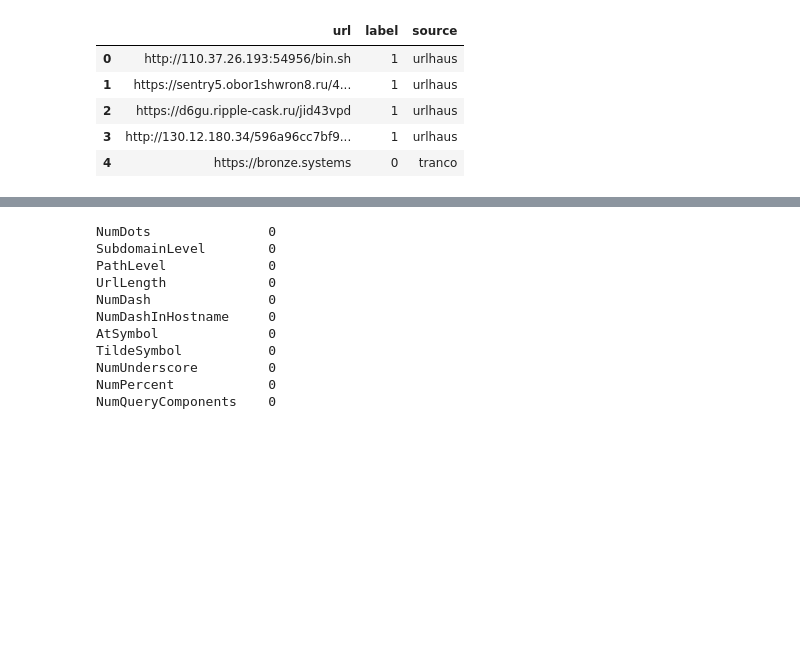
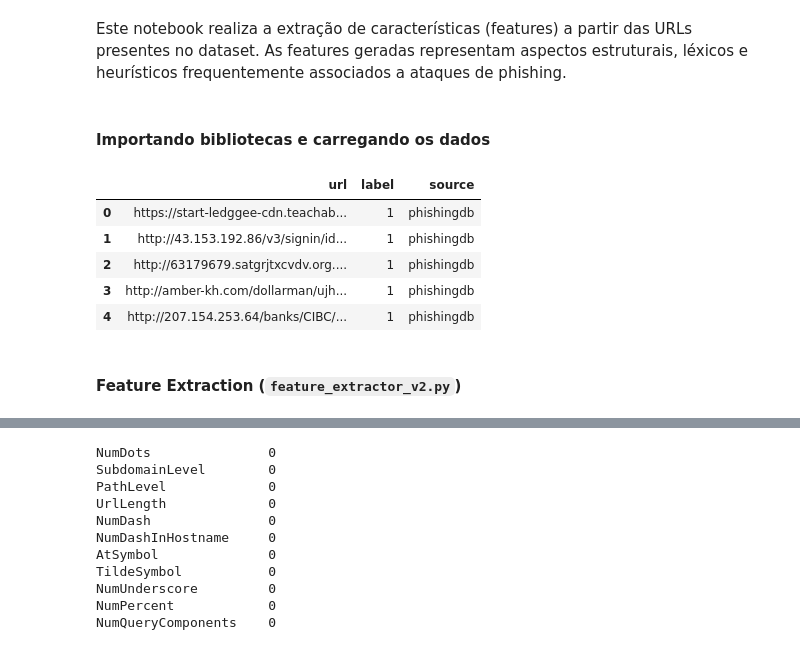
Before and after one commit to barlettab/phishing-machine-learning-cyber, a Jupyter notebook: notebooks/10_feature_extraction.ipynb, the cells around one changed output, grey strips where cells are left out. Cells and saved outputs as stored; diff of their text form; code cells hidden in the pictures; blank space fills up the shorter version.

```diff
--- a/notebooks/10_feature_extraction.ipynb
+++ b/notebooks/10_feature_extraction.ipynb
@@ -1 +1,5 @@
+# %% [markdown]
+Este notebook realiza a extração de características (features) a partir das URLs presentes no dataset. As features geradas representam aspectos estruturais, léxicos e heurísticos frequentemente associados a ataques de phishing.
+# %% [markdown]
+#### Importando bibliotecas e carregando os dados
 # %%
@@ -9,14 +16,18 @@ sys.path.append(
 from module.feature_extractor_v2 import extract_features
 import pandas as pd
 # %%
-df = pd.read_csv("../data/datasetURL.csv")
+# Carregando os dados
+df_url = pd.read_csv("../data/df_final.csv")
 # %%
-df.head()
+# Visualizando os dados
+df_url.head()
 # %% [output]
 |  | url | label | source |
-| 0 | http://110.37.26.193:54956/bin.sh | 1 | urlhaus |
-| 1 | https://sentry5.obor1shwron8.ru/4... | 1 | urlhaus |
-| 2 | https://d6gu.ripple-cask.ru/jid43vpd | 1 | urlhaus |
-| 3 | http://130.12.180.34/596a96cc7bf9... | 1 | urlhaus |
-| 4 | https://bronze.systems | 0 | tranco |
+| 0 | https://start-ledggee-cdn.teachab... | 1 | phishingdb |
+| 1 | http://43.153.192.86/v3/signin/id... | 1 | phishingdb |
+| 2 | http://63179679.satgrjtxcvdv.org.... | 1 | phishingdb |
+| 3 | http://amber-kh.com/dollarman/ujh... | 1 | phishingdb |
+| 4 | http://207.154.253.64/banks/CIBC/... | 1 | phishingdb |
+# %% [markdown]
+#### Feature Extraction (`feature_extractor_v2.py`)
 # %%
```
Also changed, not shown: parts of 31 cells of this notebook.
